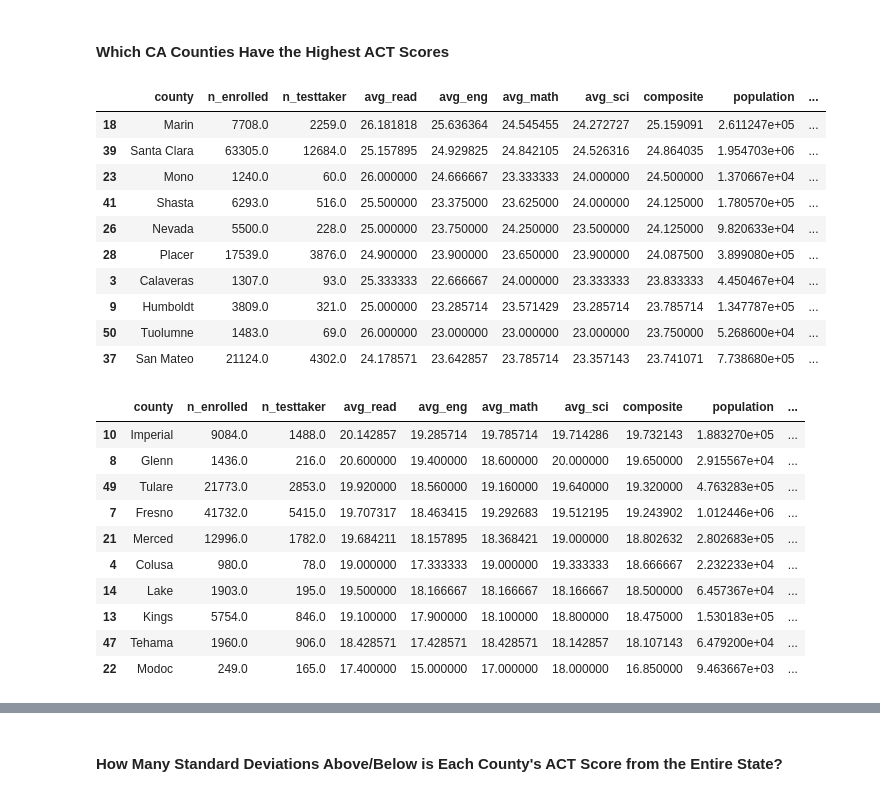
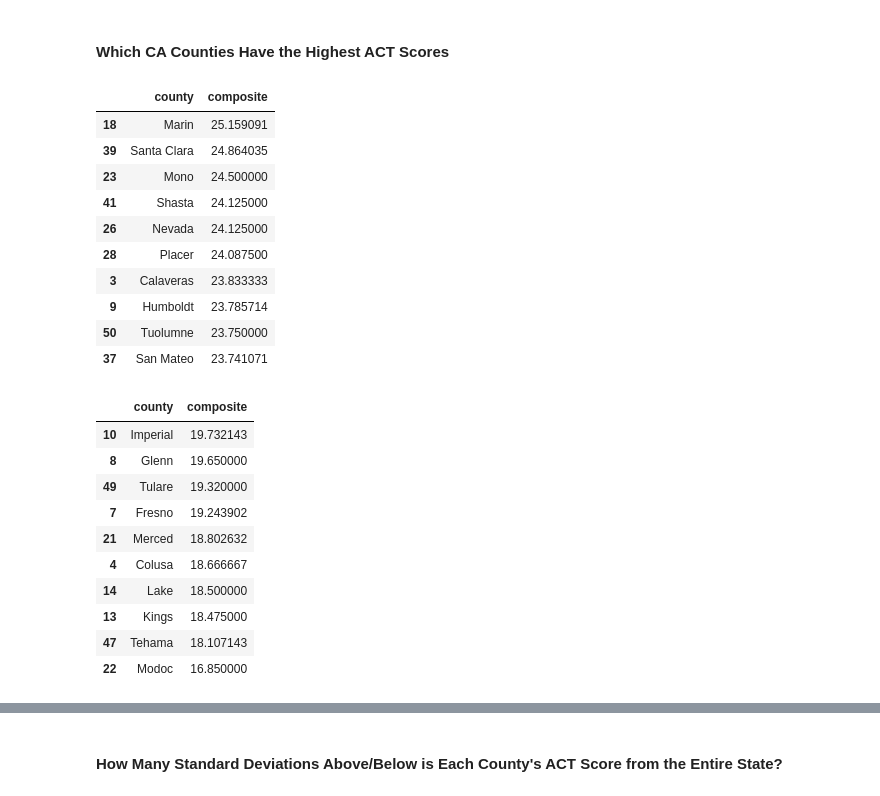
Before and after one commit to farahmalik11/project-1, a Jupyter notebook: code/starter-code.ipynb, the cells around one changed output, grey strips where cells are left out. Cells and saved outputs as stored; diff of their text form; code cells hidden in the pictures.

```diff
--- a/code/starter-code.ipynb
+++ b/code/starter-code.ipynb
@@ -1514,30 +1518,33 @@ s
 # %% [markdown]
 #### Which CA Counties Have the Highest ACT Scores
 # %%
-act_agg_cnty2.sort_values(['composite'], ascending=False).head(10)
+#act_agg_cnty2.sort_values(['composite'], ascending=False).head(10)
+
+act_agg_cnty2.loc[:,["county","composite"]].sort_values(['composite'], ascending=False).head(10)
 # %% [output]
-|  | county | n_enrolled | n_testtaker | avg_read | avg_eng | avg_math | avg_sci | composite | population | ... |
-| 18 | Marin | 7708.0 | 2259.0 | 26.181818 | 25.636364 | 24.545455 | 24.272727 | 25.159091 | 2.611247e+05 | ... |
-| 39 | Santa Clara | 63305.0 | 12684.0 | 25.157895 | 24.929825 | 24.842105 | 24.526316 | 24.864035 | 1.954703e+06 | ... |
-| 23 | Mono | 1240.0 | 60.0 | 26.000000 | 24.666667 | 23.333333 | 24.000000 | 24.500000 | 1.370667e+04 | ... |
-| 41 | Shasta | 6293.0 | 516.0 | 25.500000 | 23.375000 | 23.625000 | 24.000000 | 24.125000 | 1.780570e+05 | ... |
-| 26 | Nevada | 5500.0 | 228.0 | 25.000000 | 23.750000 | 24.250000 | 23.500000 | 24.125000 | 9.820633e+04 | ... |
-| 28 | Placer | 17539.0 | 3876.0 | 24.900000 | 23.900000 | 23.650000 | 23.900000 | 24.087500 | 3.899080e+05 | ... |
-| 3 | Calaveras | 1307.0 | 93.0 | 25.333333 | 22.666667 | 24.000000 | 23.333333 | 23.833333 | 4.450467e+04 | ... |
-| 9 | Humboldt | 3809.0 | 321.0 | 25.000000 | 23.285714 | 23.571429 | 23.285714 | 23.785714 | 1.347787e+05 | ... |
-| 50 | Tuolumne | 1483.0 | 69.0 | 26.000000 | 23.000000 | 23.000000 | 23.000000 | 23.750000 | 5.268600e+04 | ... |
-| 37 | San Mateo | 21124.0 | 4302.0 | 24.178571 | 23.642857 | 23.785714 | 23.357143 | 23.741071 | 7.738680e+05 | ... |
+|  | county | composite |
+| 18 | Marin | 25.159091 |
+| 39 | Santa Clara | 24.864035 |
+| 23 | Mono | 24.500000 |
+| 41 | Shasta | 24.125000 |
+| 26 | Nevada | 24.125000 |
+| 28 | Placer | 24.087500 |
+| 3 | Calaveras | 23.833333 |
+| 9 | Humboldt | 23.785714 |
+| 50 | Tuolumne | 23.750000 |
+| 37 | San Mateo | 23.741071 |
 # %%
-act_agg_cnty2.sort_values(['composite'], ascending=False).tail(10)
+#act_agg_cnty2.sort_values(['composite'], ascending=False).tail(10)
+act_agg_cnty2.loc[:,["county","composite"]].sort_values(['composite'], ascending=False).tail(10)
 # %% [output]
-|  | county | n_enrolled | n_testtaker | avg_read | avg_eng | avg_math | avg_sci | composite | population | ... |
-| 10 | Imperial | 9084.0 | 1488.0 | 20.142857 | 19.285714 | 19.785714 | 19.714286 | 19.732143 | 1.883270e+05 | ... |
-| 8 | Glenn | 1436.0 | 216.0 | 20.600000 | 19.400000 | 18.600000 | 20.000000 | 19.650000 | 2.915567e+04 | ... |
-| 49 | Tulare | 21773.0 | 2853.0 | 19.920000 | 18.560000 | 19.160000 | 19.640000 | 19.320000 | 4.763283e+05 | ... |
-| 7 | Fresno | 41732.0 | 5415.0 | 19.707317 | 18.463415 | 19.292683 | 19.512195 | 19.243902 | 1.012446e+06 | ... |
-| 21 | Merced | 12996.0 | 1782.0 | 19.684211 | 18.157895 | 18.368421 | 19.000000 | 18.802632 | 2.802683e+05 | ... |
-| 4 | Colusa | 980.0 | 78.0 | 19.000000 | 17.333333 | 19.000000 | 19.333333 | 18.666667 | 2.232233e+04 | ... |
-| 14 | Lake | 1903.0 | 195.0 | 19.500000 | 18.166667 | 18.166667 | 18.166667 | 18.500000 | 6.457367e+04 | ... |
-| 13 | Kings | 5754.0 | 846.0 | 19.100000 | 17.900000 | 18.100000 | 18.800000 | 18.475000 | 1.530183e+05 | ... |
-| 47 | Tehama | 1960.0 | 906.0 | 18.428571 | 17.428571 | 18.428571 | 18.142857 | 18.107143 | 6.479200e+04 | ... |
-| 22 | Modoc | 249.0 | 165.0 | 17.400000 | 15.000000 | 17.000000 | 18.000000 | 16.850000 | 9.463667e+03 | ... |
+|  | county | composite |
+| 10 | Imperial | 19.732143 |
+| 8 | Glenn | 19.650000 |
+| 49 | Tulare | 19.320000 |
+| 7 | Fresno | 19.243902 |
+| 21 | Merced | 18.802632 |
+| 4 | Colusa | 18.666667 |
+| 14 | Lake | 18.500000 |
+| 13 | Kings | 18.475000 |
+| 47 | Tehama | 18.107143 |
+| 22 | Modoc | 16.850000 |
```
Also changed, not shown: parts of 28 cells of this notebook.
